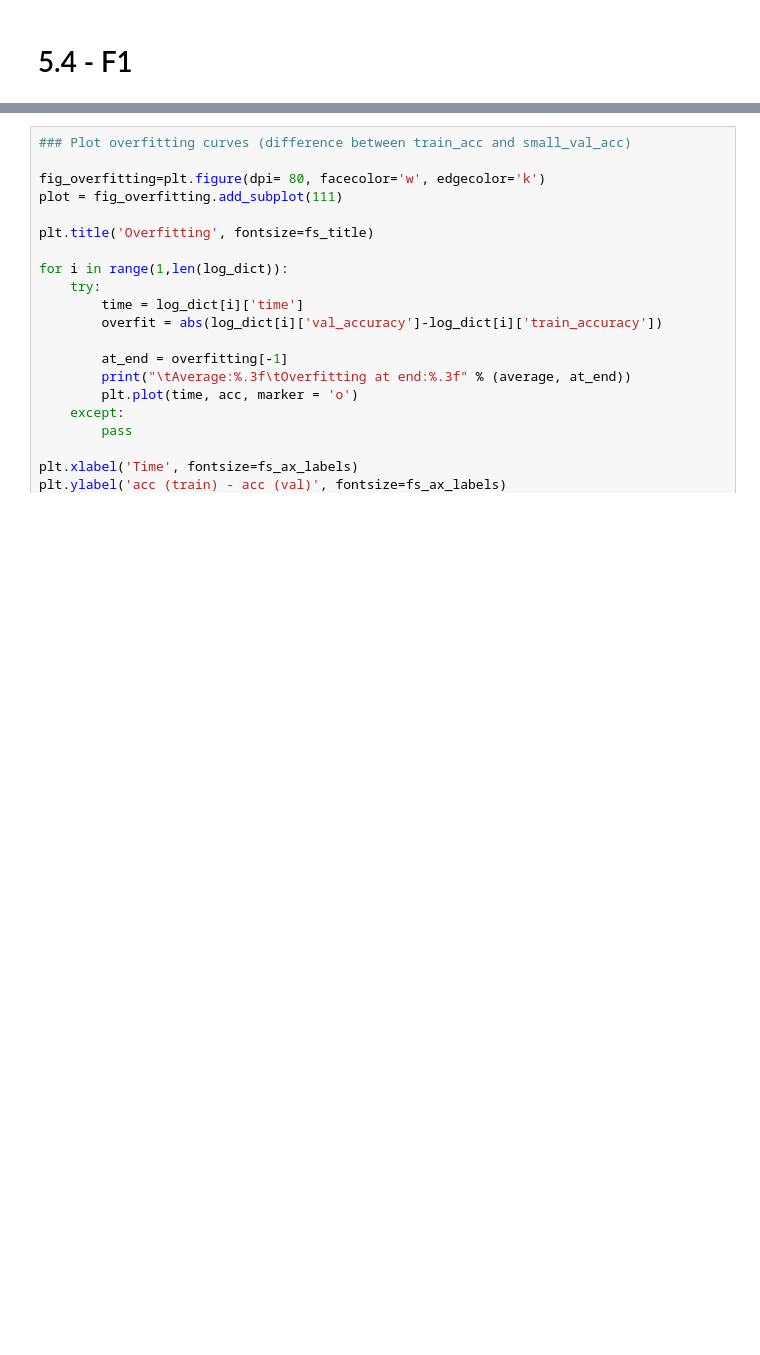
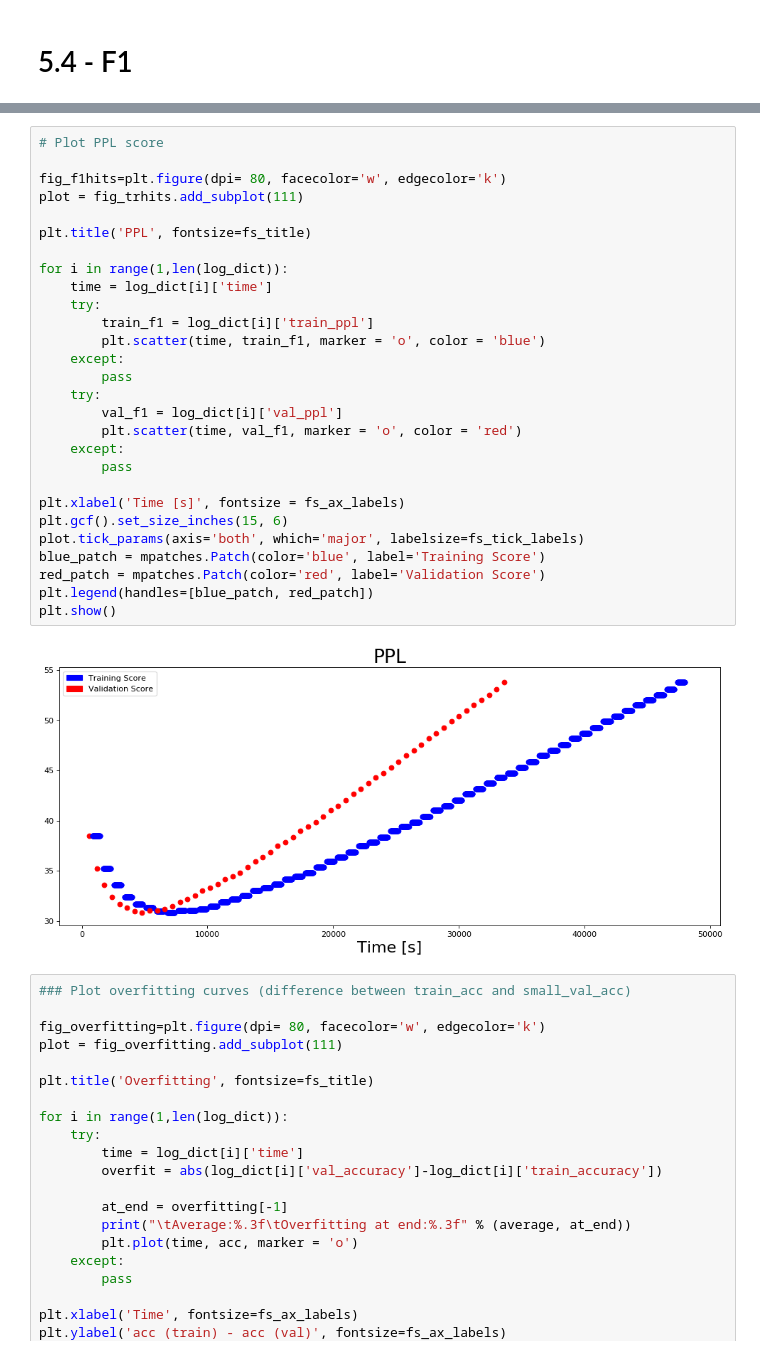
Before and after one commit to Roboy/ParlAI, a Jupyter notebook: roboy_train/AnalysisNotebook.ipynb, the cells around one changed output, grey strips where cells are left out. Cells and saved outputs as stored; diff of their text form; blank space fills up the shorter version.

```diff
--- a/roboy_train/AnalysisNotebook.ipynb
+++ b/roboy_train/AnalysisNotebook.ipynb
@@ -331,3 +321,33 @@ No handles with labels found to put in legend.
+# %%
+# Plot PPL score
+
+fig_f1hits=plt.figure(dpi= 80, facecolor='w', edgecolor='k')
+plot = fig_trhits.add_subplot(111)
+
+plt.title('PPL', fontsize=fs_title)
+
+for i in range(1,len(log_dict)):
+    time = log_dict[i]['time']
+    try:
+        train_f1 = log_dict[i]['train_ppl']
+        plt.scatter(time, train_f1, marker = 'o', color = 'blue')
+    except:
+        pass
+    try:
+        val_f1 = log_dict[i]['val_ppl']
+        plt.scatter(time, val_f1, marker = 'o', color = 'red')
+    except:
+        pass
+
+plt.xlabel('Time [s]', fontsize = fs_ax_labels)
+plt.gcf().set_size_inches(15, 6)
+plot.tick_params(axis='both', which='major', labelsize=fs_tick_labels)
+blue_patch = mpatches.Patch(color='blue', label='Training Score')
+red_patch = mpatches.Patch(color='red', label='Validation Score')
+plt.legend(handles=[blue_patch, red_patch])
+plt.show()
+# %% [output]
+[figure, added]
 # %%
 ### Plot overfitting curves (difference between train_acc and small_val_acc)
 
```
Also changed, not shown: parts of 8 cells of this notebook, 2 other files.
